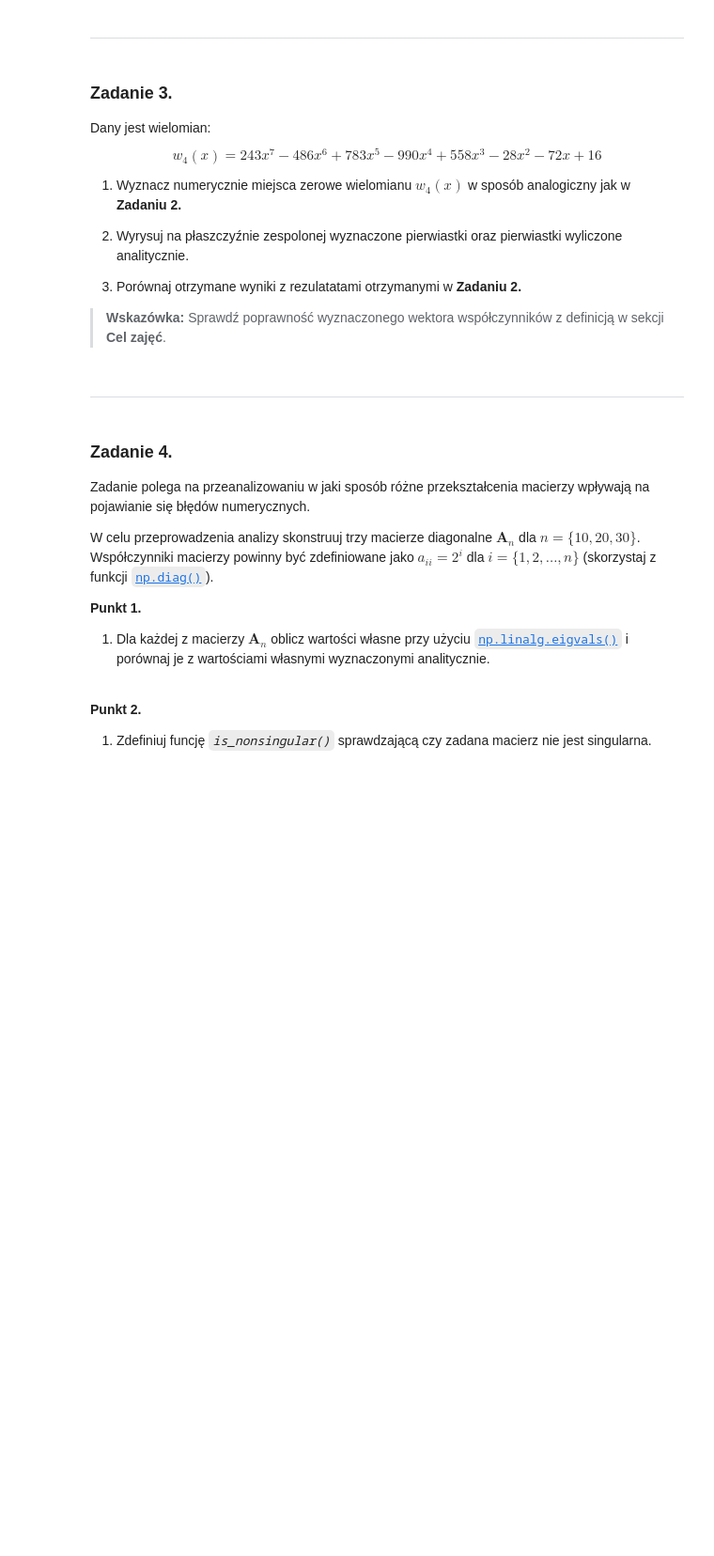
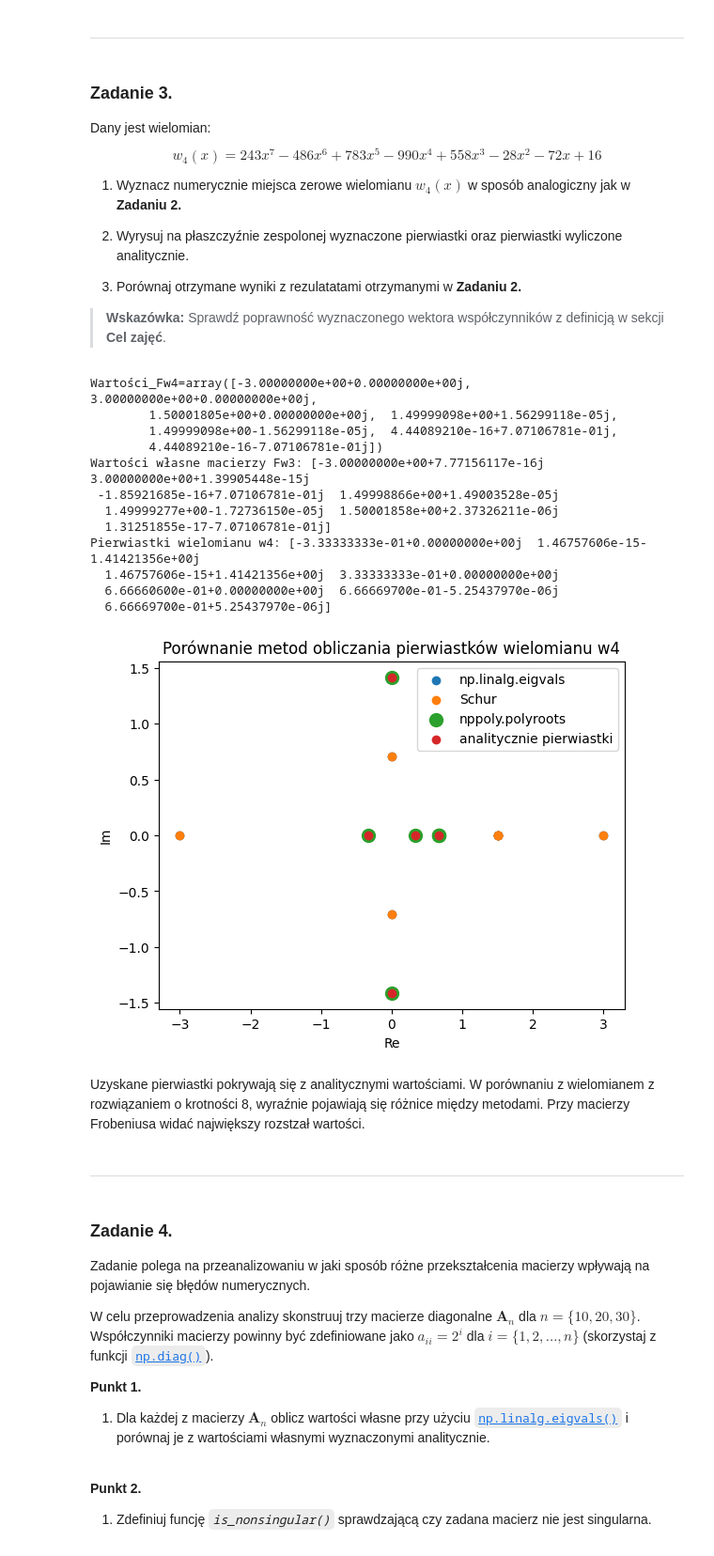
Before and after one commit to MN-KJ-2025/lab-7-pierwiastki-GrawtoG, a Jupyter notebook: sprawozdanie.ipynb, the cells around one changed output. Shown at 94% size. Cells and saved outputs as stored; diff of their text form; code cells hidden in the pictures; blank space fills up the shorter version.

```diff
--- a/sprawozdanie.ipynb
+++ b/sprawozdanie.ipynb
@@ -190,3 +262,44 @@ $$
+# %%
+# ===== Twoja implementacja tutaj =====
+from main import frob_a
+from math import sqrt
+w4=[243,-486,783,-990,558,-28,-72,16]
+Fw4=frob_a(np.asarray(w4))
+Wartości_Fw4=np.linalg.eigvals(Fw4)
+print(f'{Wartości_Fw4=}')
+T, Q = sp.linalg.schur(Fw4, output='complex')
+eig_schur = np.diag(T)
+print(f'Wartości własne macierzy Fw3: {eig_schur}')
+polyroots_w4=nppoly.polyroots(w4[::-1])
+print(f'Pierwiastki wielomianu w4: {polyroots_w4}')
+
+plt.figure()
+plt.scatter(np.real(Wartości_Fw4), np.imag(Wartości_Fw4),label="np.linalg.eigvals")
+plt.scatter(np.real(eig_schur), np.imag(eig_schur),label="Schur")
+plt.scatter(np.real(polyroots_w4), np.imag(polyroots_w4),s=100,label="nppoly.polyroots")
+plt.scatter([-(1/3),(1/3),(2/3),0,0], [0,0,0,-sqrt(2),sqrt(2)], label="analitycznie pierwiastki")
+
+plt.title("Porównanie metod obliczania pierwiastków wielomianu w4")
+plt.xlabel("Re")
+plt.ylabel("Im")
+plt.legend()
+plt.show()
+# %% [output]
+Wartości_Fw4=array([-3.00000000e+00+0.00000000e+00j,  3.00000000e+00+0.00000000e+00j,
+        1.50001805e+00+0.00000000e+00j,  1.49999098e+00+1.56299118e-05j,
+        1.49999098e+00-1.56299118e-05j,  4.44089210e-16+7.07106781e-01j,
+        4.44089210e-16-7.07106781e-01j])
+Wartości własne macierzy Fw3: [-3.00000000e+00+7.77156117e-16j  3.00000000e+00+1.39905448e-15j
+ -1.85921685e-16+7.07106781e-01j  1.49998866e+00+1.49003528e-05j
+  1.49999277e+00-1.72736150e-05j  1.50001858e+00+2.37326211e-06j
+  1.31251855e-17-7.07106781e-01j]
+Pierwiastki wielomianu w4: [-3.33333333e-01+0.00000000e+00j  1.46757606e-15-1.41421356e+00j
+  1.46757606e-15+1.41421356e+00j  3.33333333e-01+0.00000000e+00j
+  6.66660600e-01+0.00000000e+00j  6.66669700e-01-5.25437970e-06j
+  6.66669700e-01+5.25437970e-06j]
+[figure, added]
+# %% [markdown]
+ Uzyskane pierwiastki pokrywają się z analitycznymi wartościami. W porównaniu z wielomianem z rozwiązaniem o krotności 8, wyraźnie pojawiają się różnice między metodami. Przy macierzy Frobeniusa widać największy rozstzał wartości.
 # %% [markdown]
 ---
 # %% [markdown]
```
Also changed, not shown: parts of 11 cells of this notebook, 2 other files.
